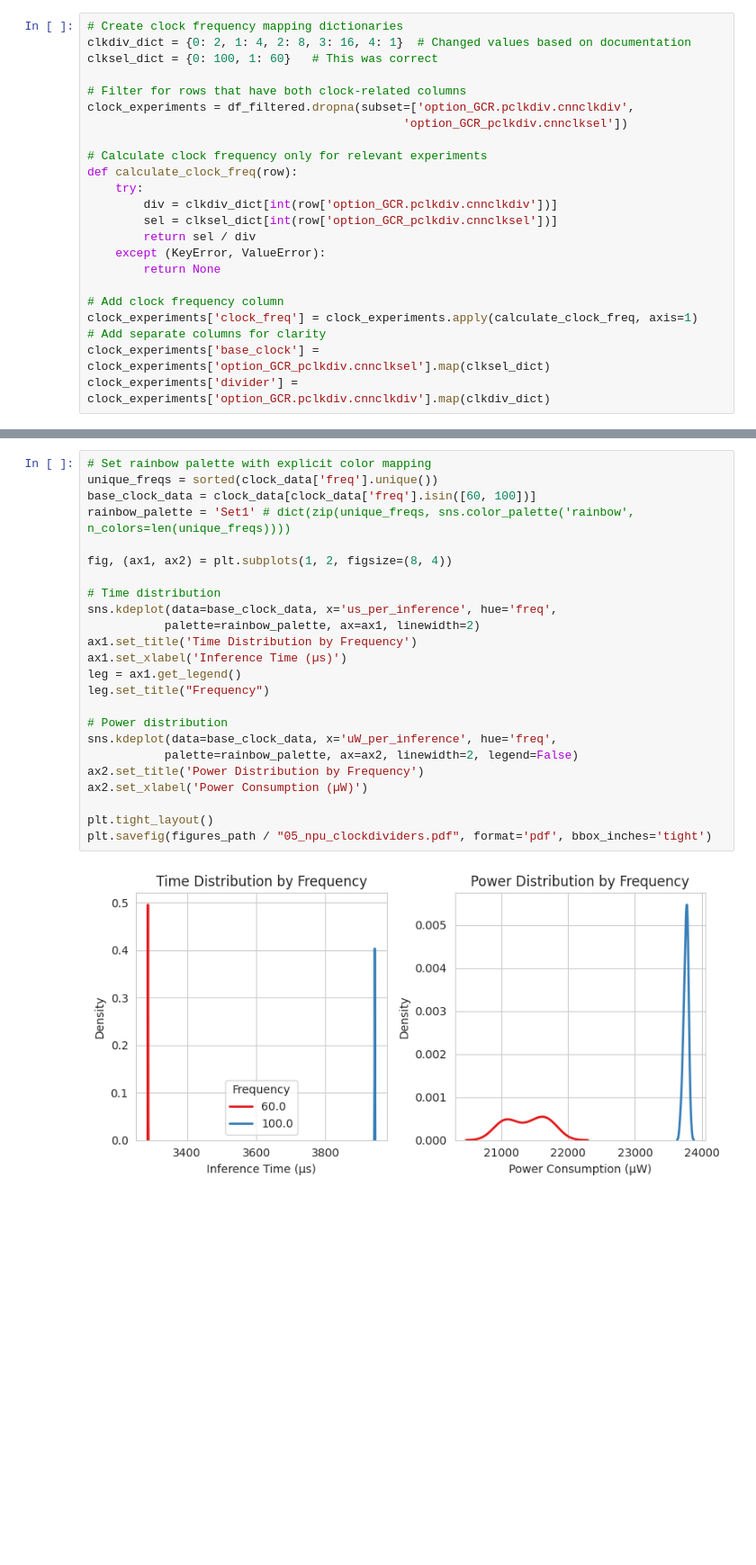
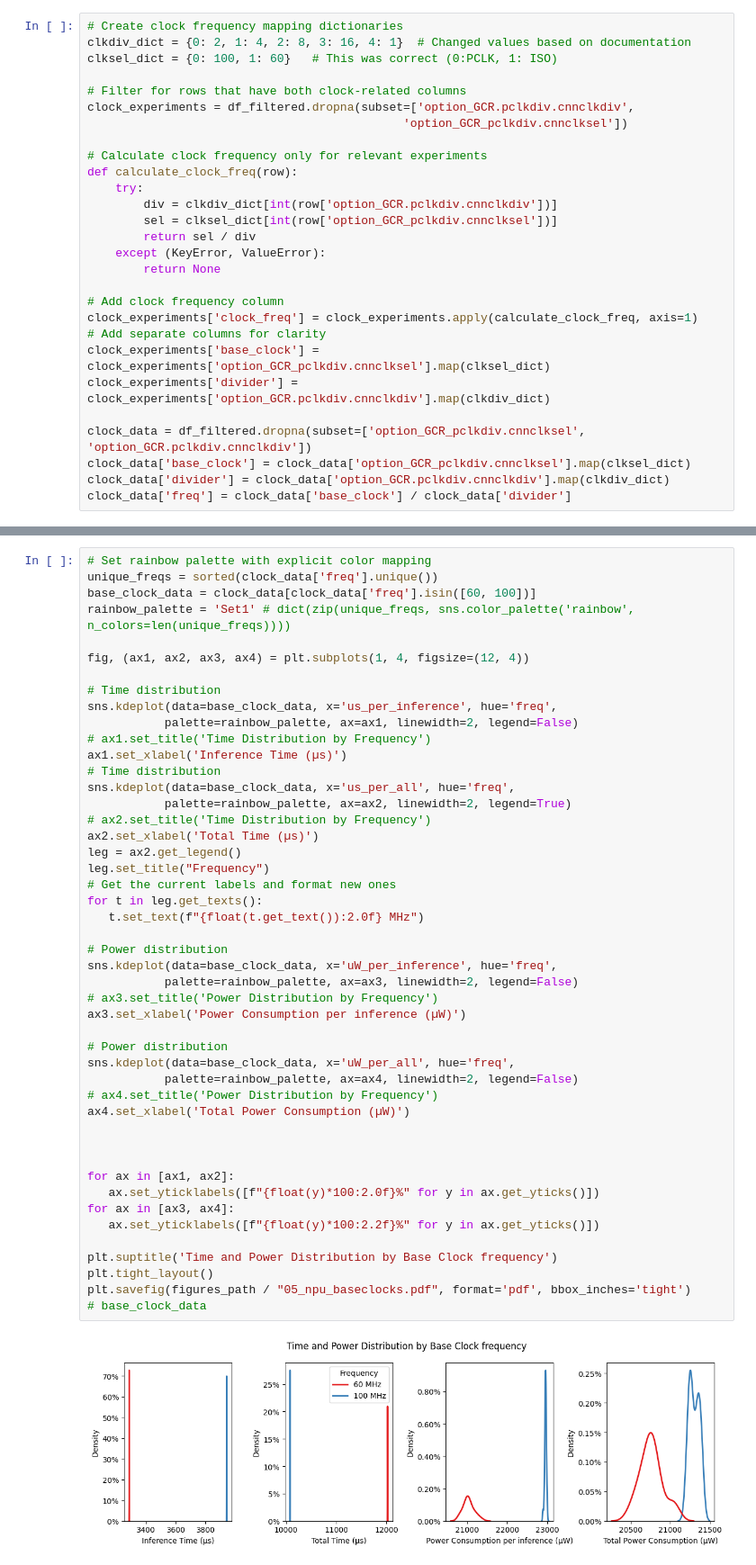
Before and after one commit to ekut-es/netdeployonnx, a Jupyter notebook: netdeployonnx/client/experiment_npu.ipynb, the cells around one changed output, grey strips where cells are left out. Shown at 90% size. Drawn from its saved outputs; the diff is of its cells as text; blank space fills up the shorter version.

```diff
--- a/netdeployonnx/client/experiment_npu.ipynb
+++ b/netdeployonnx/client/experiment_npu.ipynb
@@ -106,7 +116,7 @@ data_overview_plot = get_data_overview(df_filtered.drop(columns=['uJ_per_input_l
 # %%
 # Create clock frequency mapping dictionaries
 clkdiv_dict = {0: 2, 1: 4, 2: 8, 3: 16, 4: 1}  # Changed values based on documentation
-clksel_dict = {0: 100, 1: 60}   # This was correct
+clksel_dict = {0: 100, 1: 60}   # This was correct (0:PCLK, 1: ISO)
 
 # Filter for rows that have both clock-related columns
 clock_experiments = df_filtered.dropna(subset=['option_GCR.pclkdiv.cnnclkdiv',
@@ -126,6 +136,11 @@ clock_experiments['clock_freq'] = clock_experiments.apply(calculate_clock_freq,
 # Add separate columns for clarity
 clock_experiments['base_clock'] = clock_experiments['option_GCR_pclkdiv.cnnclksel'].map(clksel_dict)
 clock_experiments['divider'] = clock_experiments['option_GCR.pclkdiv.cnnclkdiv'].map(clkdiv_dict)
+
+clock_data = df_filtered.dropna(subset=['option_GCR_pclkdiv.cnnclksel', 'option_GCR.pclkdiv.cnnclkdiv'])
+clock_data['base_clock'] = clock_data['option_GCR_pclkdiv.cnnclksel'].map(clksel_dict)
+clock_data['divider'] = clock_data['option_GCR.pclkdiv.cnnclkdiv'].map(clkdiv_dict)
+clock_data['freq'] = clock_data['base_clock'] / clock_data['divider']
 # %% [output]
 A value is trying to be set on a copy of a slice from a DataFrame.
 Try using .loc[row_indexer,col_indexer] = value instead
@@ -224,29 +241,52 @@ Name: us_per_inference, dtype: float64
 # %%
 # Set rainbow palette with explicit color mapping
 unique_freqs = sorted(clock_data['freq'].unique())
 base_clock_data = clock_data[clock_data['freq'].isin([60, 100])]
 rainbow_palette = 'Set1' # dict(zip(unique_freqs, sns.color_palette('rainbow', n_colors=len(unique_freqs))))
 
-fig, (ax1, ax2) = plt.subplots(1, 2, figsize=(8, 4))
+fig, (ax1, ax2, ax3, ax4) = plt.subplots(1, 4, figsize=(12, 4))
 
 # Time distribution
 sns.kdeplot(data=base_clock_data, x='us_per_inference', hue='freq',
-           palette=rainbow_palette, ax=ax1, linewidth=2)
-ax1.set_title('Time Distribution by Frequency')
+           palette=rainbow_palette, ax=ax1, linewidth=2, legend=False)
+# ax1.set_title('Time Distribution by Frequency')
 ax1.set_xlabel('Inference Time (µs)')
-leg = ax1.get_legend()
+# Time distribution
+sns.kdeplot(data=base_clock_data, x='us_per_all', hue='freq',
+           palette=rainbow_palette, ax=ax2, linewidth=2, legend=True)
+# ax2.set_title('Time Distribution by Frequency')
+ax2.set_xlabel('Total Time (µs)')
+leg = ax2.get_legend()
 leg.set_title("Frequency")
+# Get the current labels and format new ones
+for t in leg.get_texts():
+   t.set_text(f"{float(t.get_text()):2.0f} MHz")
 
 # Power distribution
 sns.kdeplot(data=base_clock_data, x='uW_per_inference', hue='freq',
-           palette=rainbow_palette, ax=ax2, linewidth=2, legend=False)
-ax2.set_title('Power Distribution by Frequency')
-ax2.set_xlabel('Power Consumption (µW)')
+           palette=rainbow_palette, ax=ax3, linewidth=2, legend=False)
+# ax3.set_title('Power Distribution by Frequency')
+ax3.set_xlabel('Power Consumption per inference (µW)')
 
+# Power distribution
+sns.kdeplot(data=base_clock_data, x='uW_per_all', hue='freq',
+           palette=rainbow_palette, ax=ax4, linewidth=2, legend=False)
+# ax4.set_title('Power Distribution by Frequency')
+ax4.set_xlabel('Total Power Consumption (µW)')
+
+
+
+for ax in [ax1, ax2]:
+   ax.set_yticklabels([f"{float(y)*100:2.0f}%" for y in ax.get_yticks()])
+for ax in [ax3, ax4]:
+   ax.set_yticklabels([f"{float(y)*100:2.2f}%" for y in ax.get_yticks()])
+
+plt.suptitle('Time and Power Distribution by Base Clock frequency')
 plt.tight_layout()
-plt.savefig(figures_path / "05_npu_clockdividers.pdf", format='pdf', bbox_inches='tight')
+plt.savefig(figures_path / "05_npu_baseclocks.pdf", format='pdf', bbox_inches='tight')
+# base_clock_data
 # %% [output]
-[figure, old version]
+[figure, new version]
 # %%
 # Filter for only base clocks (60 and 100 MHz)
 base_clock_data = clock_data[clock_data['freq'].isin([60, 100])]
```
Also changed, not shown: parts of 11 cells of this notebook, 1 other file.
